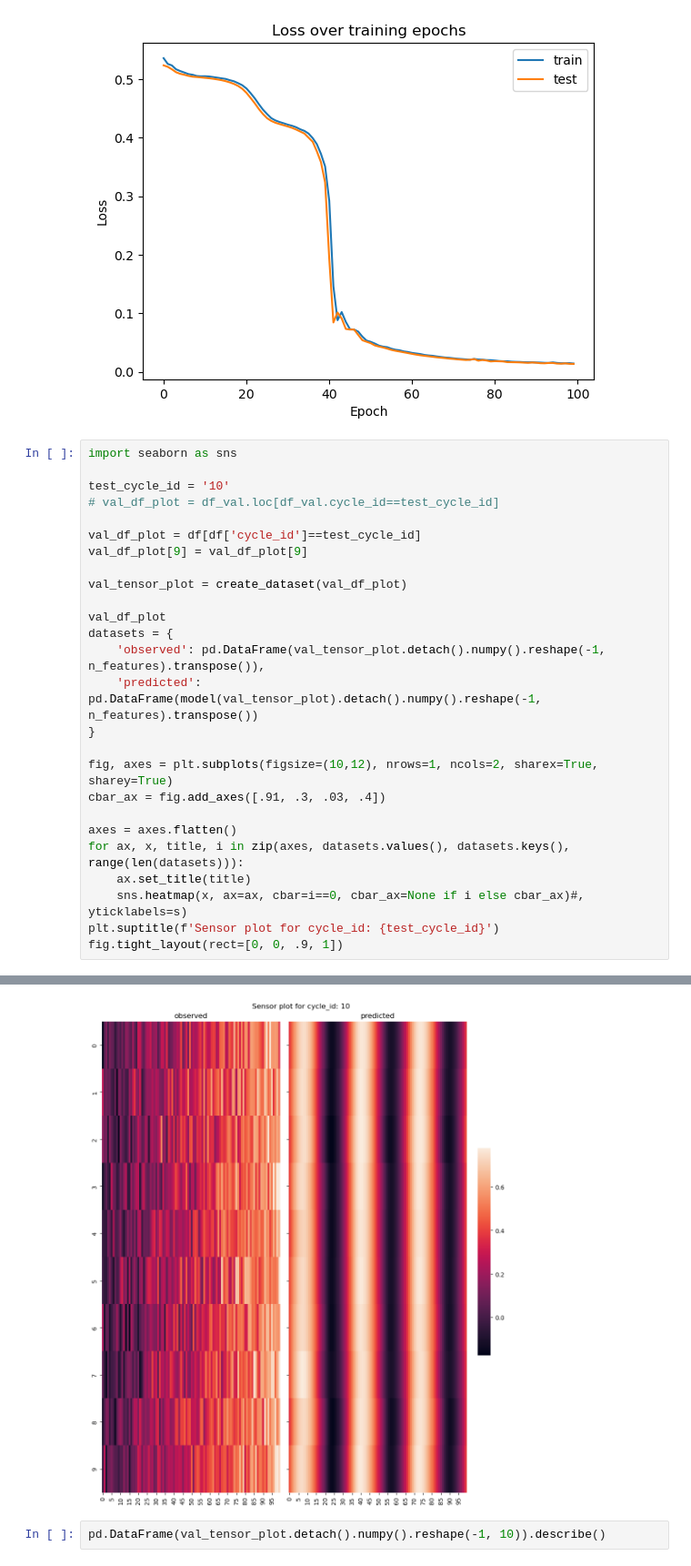
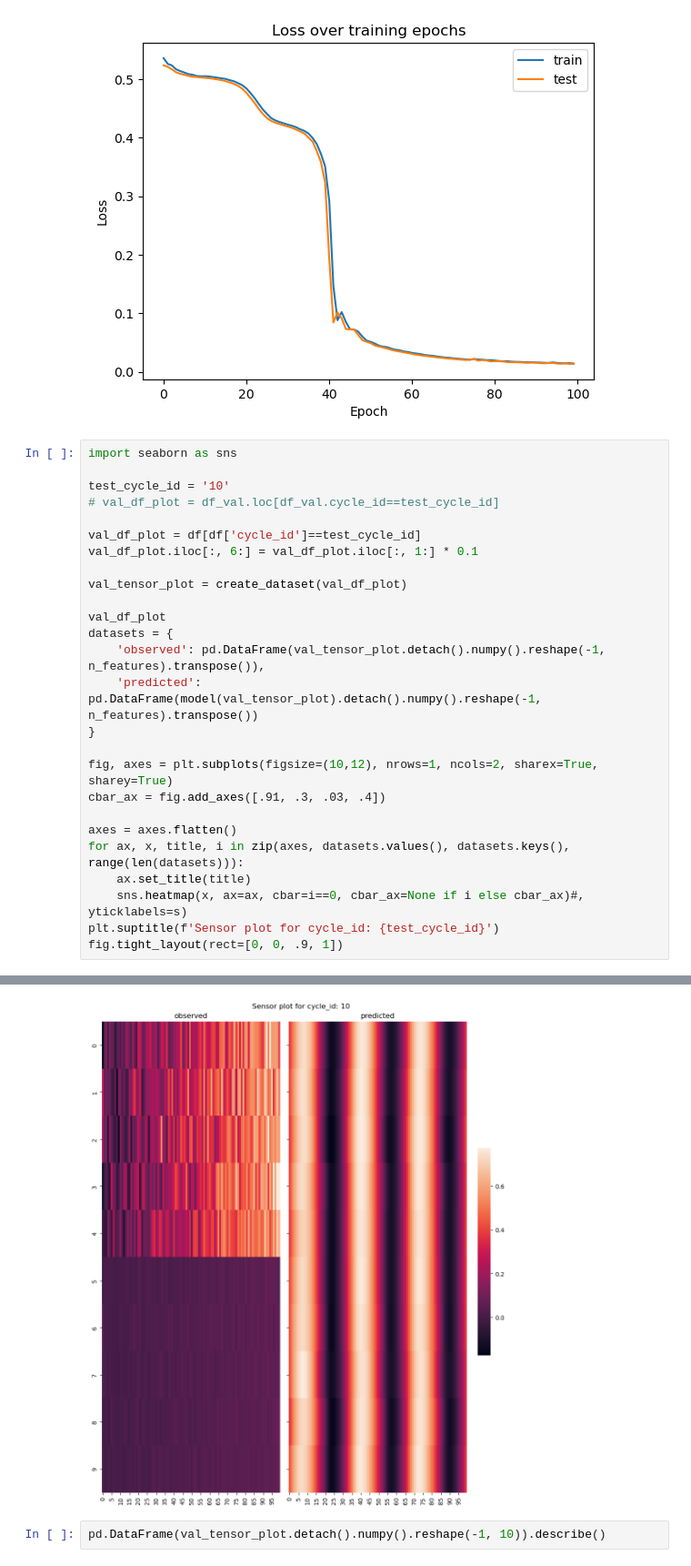
Before and after one commit to oliverangelil/ipynb, a Jupyter notebook: deep-learning/EncDec-AD.ipynb, the cells around one changed output, grey strips where cells are left out. Shown at 91% size. Cells and saved outputs as stored; diff of their text form.

```diff
--- a/deep-learning/EncDec-AD.ipynb
+++ b/deep-learning/EncDec-AD.ipynb
@@ -397,7 +397,7 @@ test_cycle_id = '10'
 # val_df_plot = df_val.loc[df_val.cycle_id==test_cycle_id]
 
 val_df_plot = df[df['cycle_id']==test_cycle_id]
-val_df_plot[9] = val_df_plot[9]
+val_df_plot.iloc[:, 6:] = val_df_plot.iloc[:, 1:] * 0.1
 
 val_tensor_plot = create_dataset(val_df_plot)
 
@@ -425,4 +425,4 @@ See the caveats in the documentation: https://pandas.pydata.org/pandas-docs/stab
-[figure, old version]
+[figure, new version]
 # %%
 pd.DataFrame(val_tensor_plot.detach().numpy().reshape(-1, 10)).describe()
 # %% [output]
```
Also changed, not shown: parts of 2 cells of this notebook.
